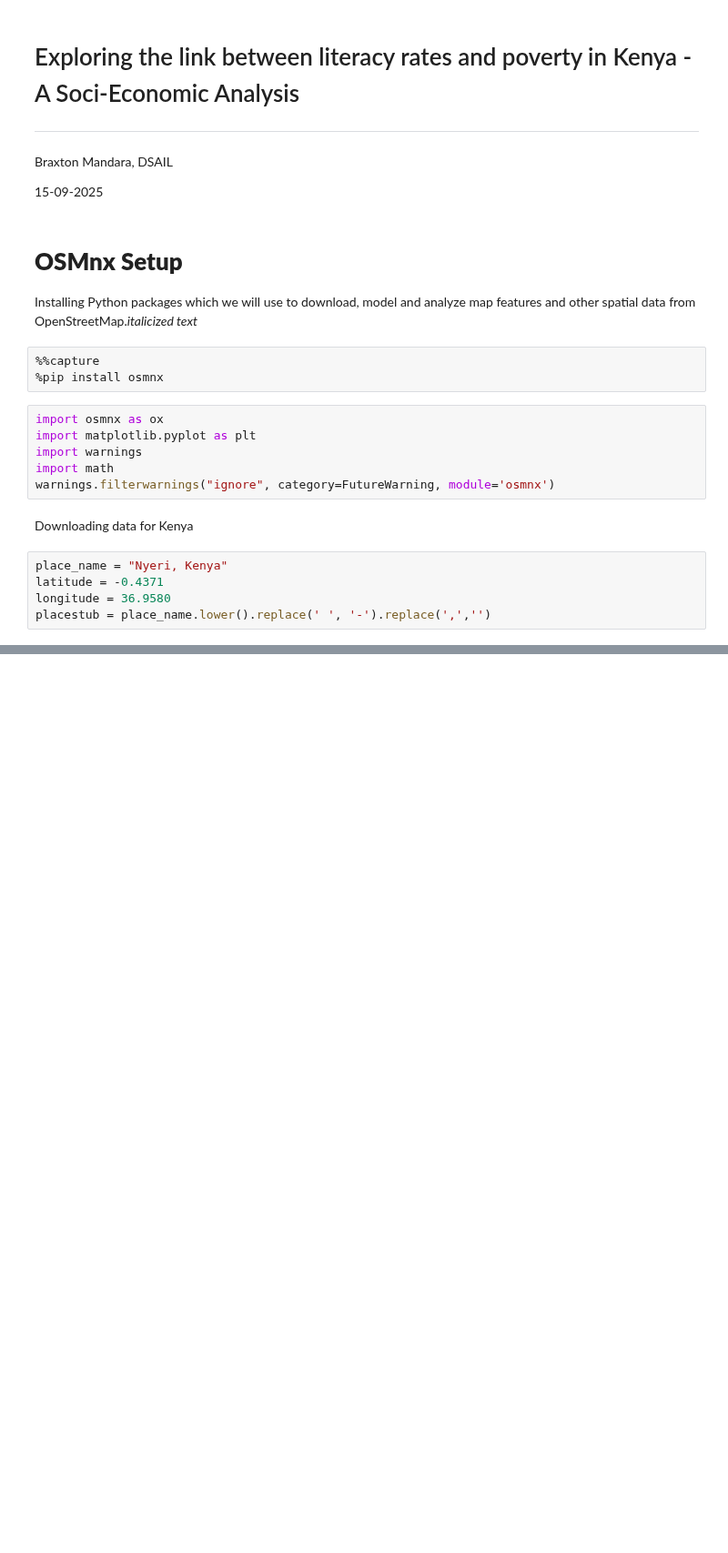
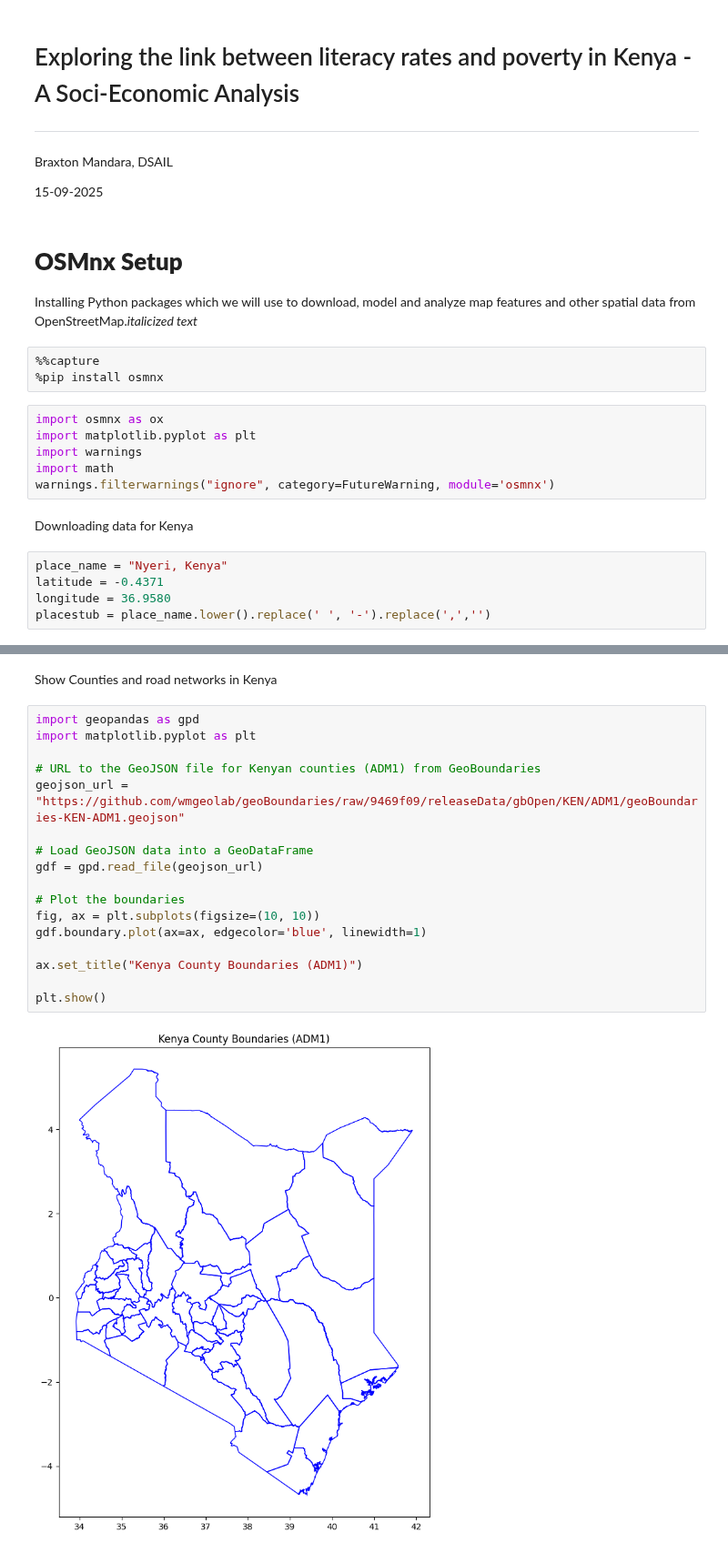
Before and after one commit to call493/MLFC, a Jupyter notebook: _notebooks/Poverty_and_Literacy_levels_correlation.ipynb, the cells around one changed output, grey strips where cells are left out. Shown at 91% size. Saved outputs shown, nothing was run; the diff lists cells and outputs as text; blank space fills up the shorter version.

```diff
--- a/_notebooks/Poverty_and_Literacy_levels_correlation.ipynb
+++ b/_notebooks/Poverty_and_Literacy_levels_correlation.ipynb
@@ -34,0 +66,21 @@ placestub = place_name.lower().replace(' ', '-').replace(',','')
+# %% [markdown]
+Show Counties and road networks in Kenya
+# %%
+import geopandas as gpd
+import matplotlib.pyplot as plt
+
+# URL to the GeoJSON file for Kenyan counties (ADM1) from GeoBoundaries
+geojson_url = "https://github.com/wmgeolab/geoBoundaries/raw/9469f09/releaseData/gbOpen/KEN/ADM1/geoBoundaries-KEN-ADM1.geojson"
+
+# Load GeoJSON data into a GeoDataFrame
+gdf = gpd.read_file(geojson_url)
+
+# Plot the boundaries
+fig, ax = plt.subplots(figsize=(10, 10))
+gdf.boundary.plot(ax=ax, edgecolor='blue', linewidth=1)
+
+ax.set_title("Kenya County Boundaries (ADM1)")
+
+plt.show()
+# %% [output]
+[figure, added]
```
Also changed, not shown: parts of 1 cell of this notebook.
